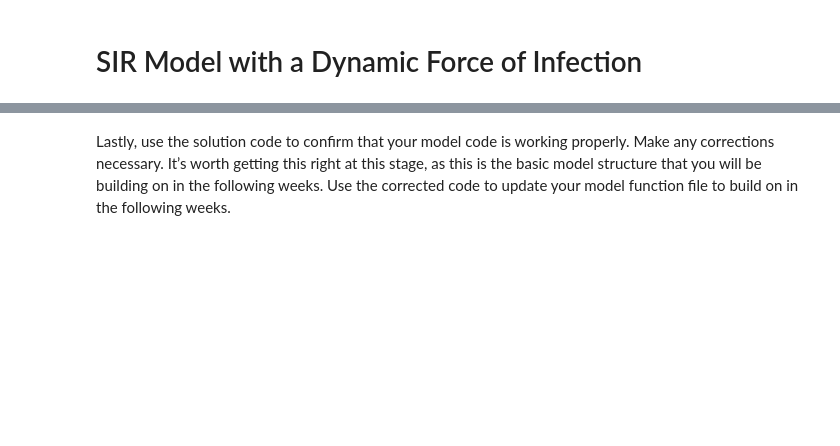
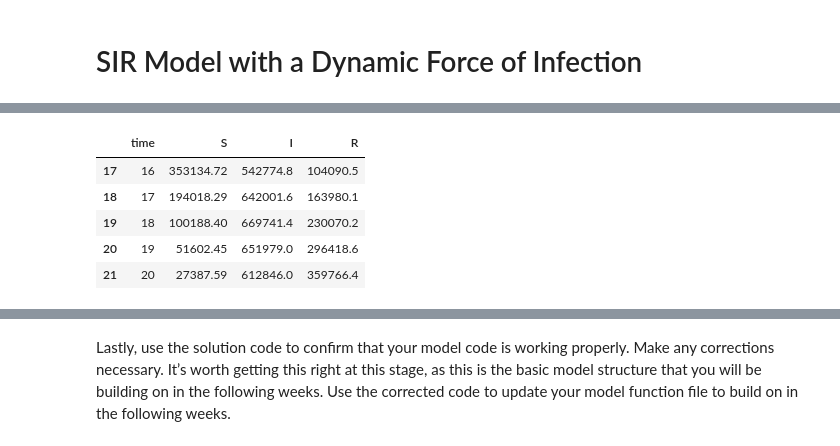
Before and after one commit to Arashlf/Developing-the-SIR-Model-ICL, a Jupyter notebook: Week 1/Mod_1_notebook_4_SIR_Model_with_a_Dynamic_Force_of_Infection_v2.ipynb, the cells around one changed output, grey strips where cells are left out. Saved outputs shown, nothing was run; the diff lists cells and outputs as text; code cells hidden in the pictures; blank space fills up the shorter version.

```diff
--- a/Week 1/Mod_1_notebook_4_SIR_Model_with_a_Dynamic_Force_of_Infection_v2.ipynb
+++ b/Week 1/Mod_1_notebook_4_SIR_Model_with_a_Dynamic_Force_of_Infection_v2.ipynb
@@ -23,3 +29,41 @@ Plot the curves of infection, susceptibility and recovery over time like in the
 # How you do this is up to you, but one option would be
 # to calculate it within the model function where you specify
 # the differential equations.
+
+# LOAD THE PACKAGES:
+library(deSolve)
+library(reshape2)
+library(ggplot2)
+
+# MODEL INPUTS:
+
+initial_state_values <- c(S = 1e6 - 1,
+                          I = 1,
+                          R = 0)
+parameters <- c(beta = 1, gamma = 0.1)
+
+# TIMESTEPS:
+
+times <- seq(from = 0, to = 60, by = 1)
+
+sir_model <- function(time, state, parameters) {
+
+    with(as.list(c(state, parameters)), {
+
+        N <- S+I+R
+        lambda <- beta * I/N
+        dS <- -lambda * S
+        dI <- lambda * S - gamma * I
+        dR <- gamma * I
+
+        return(list(c(dS, dI, dR)))
+    })
+
+}
+
+# MODEL OUTPUT (solving the differential equations):
+
+output <- as.data.frame(ode(y = initial_state_values,
+                            times = times,
+                            func = sir_model,
+                            parms = parameters))
@@ -26,3 +91,12 @@ Plot the curves of infection, susceptibility and recovery over time like in the
+# %%
+output[c(17,18,19,20,21),]
+# %% [output]
+|  | time | S | I | R |
+| 17 | 16 | 353134.72 | 542774.8 | 104090.5 |
+| 18 | 17 | 194018.29 | 642001.6 | 163980.1 |
+| 19 | 18 | 100188.40 | 669741.4 | 230070.2 |
+| 20 | 19 | 51602.45 | 651979.0 | 296418.6 |
+| 21 | 20 | 27387.59 | 612846.0 | 359766.4 |
 # %% [markdown]
 In the second part of the etivity, you get to explore how your epidemic curve changes under different assumptions for $\beta$ and $\gamma$. To make this easier, we have written a function that allows you to plot the model output by entering different combinations of parameters. Run the example below, using the same parameter values as your model above, and check that your output was correct. If not, you should first go back to your code to see if you can find your mistake.
 
```
Also changed, not shown: parts of 6 cells of this notebook.
